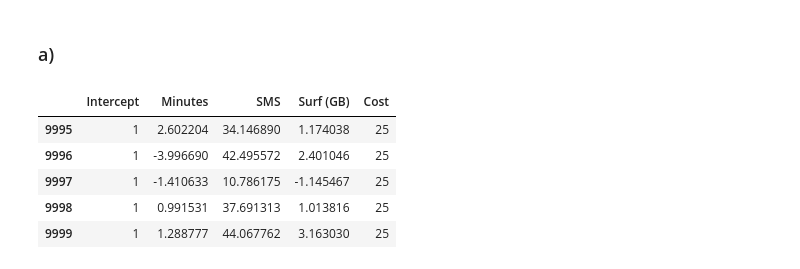
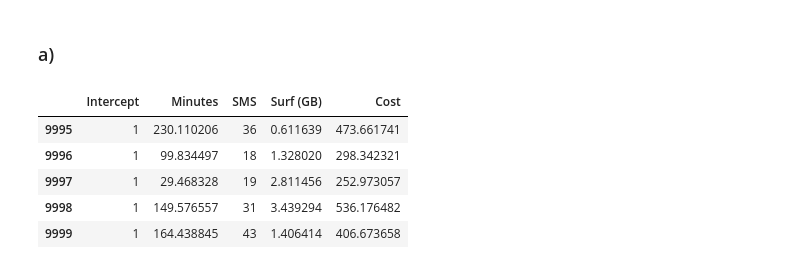
Before and after one commit to felix-tjernberg/machine-learning, a Jupyter notebook: exercises/exercise-0.ipynb, the cells around one changed output. Saved outputs shown, nothing was run; the diff lists cells and outputs as text; code cells hidden in the pictures.

```diff
--- a/exercises/exercise-0.ipynb
+++ b/exercises/exercise-0.ipynb
@@ -292,28 +292,31 @@ calculate_MAE(test_regression_line, test_data['y']), calculate_MSE(test_regressi
 # %%
 sample_size = 10000
 
 numpy.random.seed(42)
 
 start_cost = 25
-mean_cost_per_minute = numpy.random.normal(loc=0, scale=2, size=sample_size)
-mean_cost_per_sms = numpy.random.uniform(low=0, high=50, size=sample_size)
-surf_cost = numpy.random.normal(loc=0, scale=2, size=sample_size)
+mean_cost_per_minute = numpy.abs(numpy.random.normal(loc=100, scale=100, size=sample_size))
+mean_cost_per_sms = numpy.random.randint(low=0, high=50, size=sample_size)
+mean_surf_cost = numpy.abs(numpy.random.normal(loc=0, scale=2, size=sample_size))
+noise = numpy.random.normal(loc=0, scale=50, size=sample_size)
+
+y_cost = 25 + 2*mean_cost_per_minute + 0.5*mean_cost_per_sms + 50*mean_surf_cost + noise
 
 phone_data = pandas.DataFrame(
     {
         "Intercept": 1,
         "Minutes": mean_cost_per_minute,
         "SMS": mean_cost_per_sms,
-        "Surf (GB)": surf_cost,
-        "Cost": start_cost,
+        "Surf (GB)": mean_surf_cost,
+        "Cost": y_cost,
     }
 )
 
 phone_data.tail()
 # %% [output]
 |  | Intercept | Minutes | SMS | Surf (GB) | Cost |
-| 9995 | 1 | 2.602204 | 34.146890 | 1.174038 | 25 |
-| 9996 | 1 | -3.996690 | 42.495572 | 2.401046 | 25 |
-| 9997 | 1 | -1.410633 | 10.786175 | -1.145467 | 25 |
-| 9998 | 1 | 0.991531 | 37.691313 | 1.013816 | 25 |
-| 9999 | 1 | 1.288777 | 44.067762 | 3.163030 | 25 |
+| 9995 | 1 | 230.110206 | 36 | 0.611639 | 473.661741 |
+| 9996 | 1 | 99.834497 | 18 | 1.328020 | 298.342321 |
+| 9997 | 1 | 29.468328 | 19 | 2.811456 | 252.973057 |
+| 9998 | 1 | 149.576557 | 31 | 3.439294 | 536.176482 |
+| 9999 | 1 | 164.438845 | 43 | 1.406414 | 406.673658 |
```
Also changed, not shown: parts of 4 cells of this notebook.
